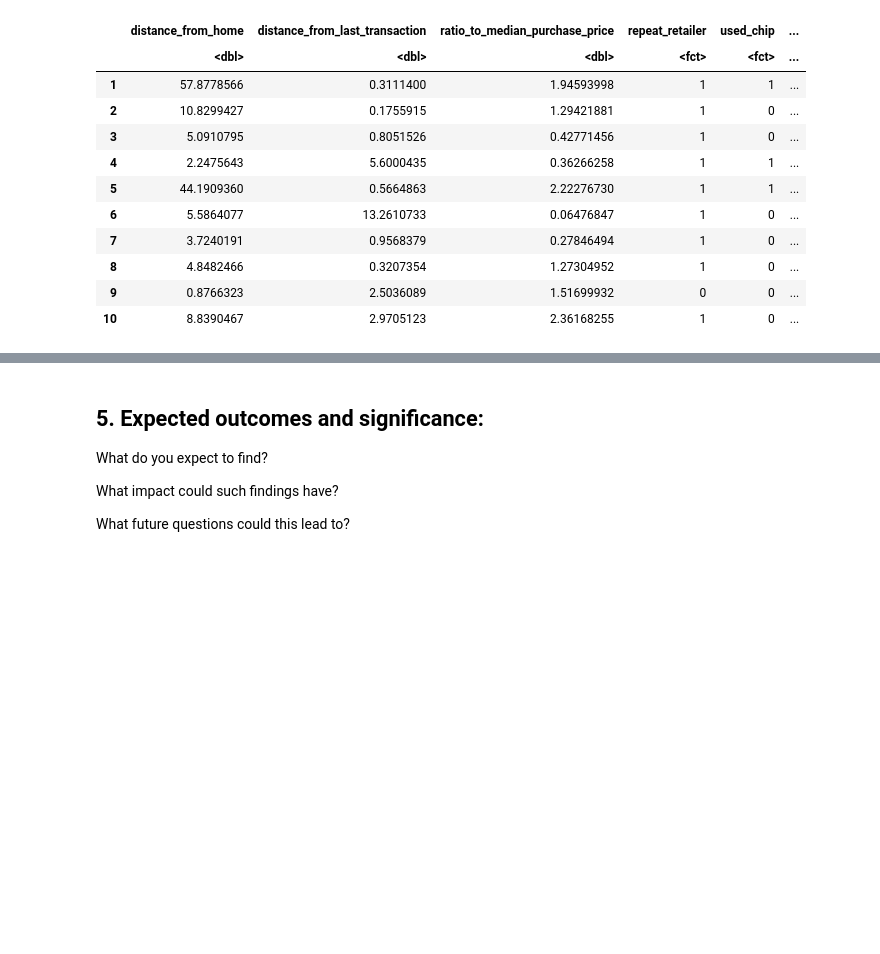
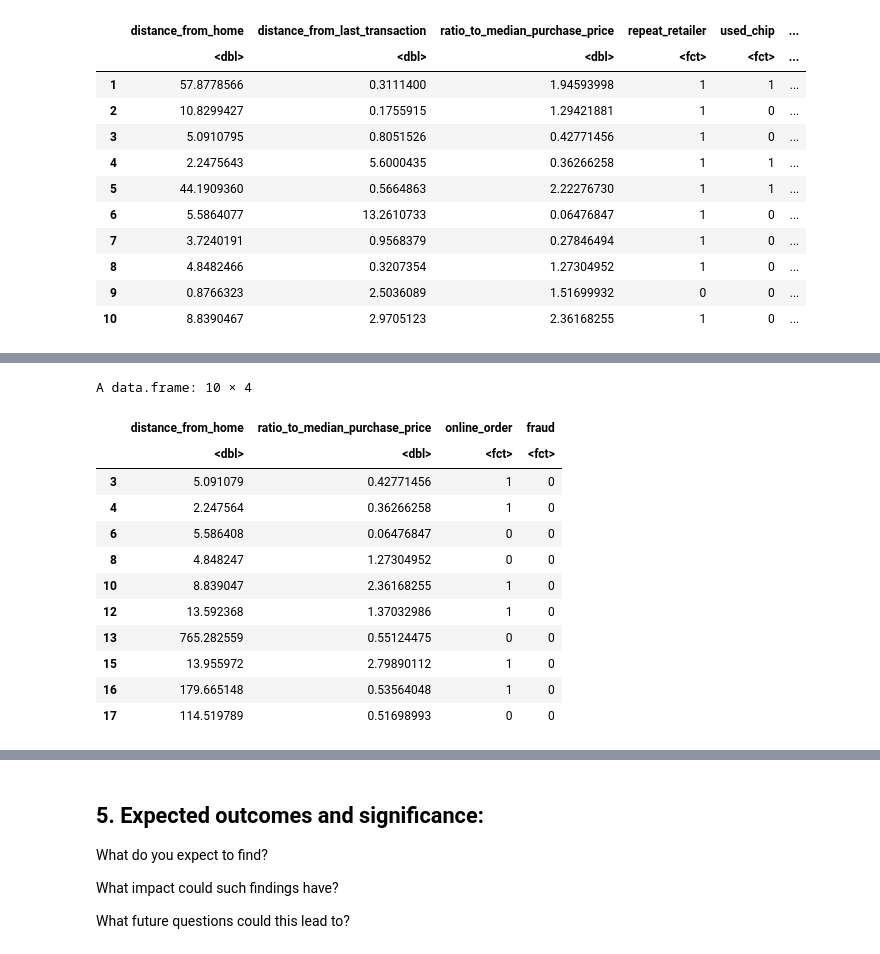
Before and after one commit to chohyeonkim/Data-Science-R-, a Jupyter notebook: Group_project_11_Proposal.ipynb, the cells around one changed output, grey strips where cells are left out. Saved outputs shown, nothing was run; the diff lists cells and outputs as text; code cells hidden in the pictures; blank space fills up the shorter version.

```diff
--- a/Group_project_11_Proposal.ipynb
+++ b/Group_project_11_Proposal.ipynb
@@ -49,0 +100,23 @@ A data.frame: 10 × 8
+# %%
+set.seed(1)
+## creat training data for card_data
+
+card_split <- initial_split(card_data, prop = 0.75, strata = fraud)
+card_train <- training(card_split)
+card_test <- testing(card_split)
+
+head(card_train, 10)
+# %% [output]
+A data.frame: 10 × 4
+|  | distance_from_home | ratio_to_median_purchase_price | online_order | fraud |
+|  | <dbl> | <dbl> | <fct> | <fct> |
+| 3 | 5.091079 | 0.42771456 | 1 | 0 |
+| 4 | 2.247564 | 0.36266258 | 1 | 0 |
+| 6 | 5.586408 | 0.06476847 | 0 | 0 |
+| 8 | 4.848247 | 1.27304952 | 0 | 0 |
+| 10 | 8.839047 | 2.36168255 | 1 | 0 |
+| 12 | 13.592368 | 1.37032986 | 1 | 0 |
+| 13 | 765.282559 | 0.55124475 | 0 | 0 |
+| 15 | 13.955972 | 2.79890112 | 1 | 0 |
+| 16 | 179.665148 | 0.53564048 | 1 | 0 |
+| 17 | 114.519789 | 0.51698993 | 0 | 0 |
```
Also changed, not shown: parts of 17 cells of this notebook.
